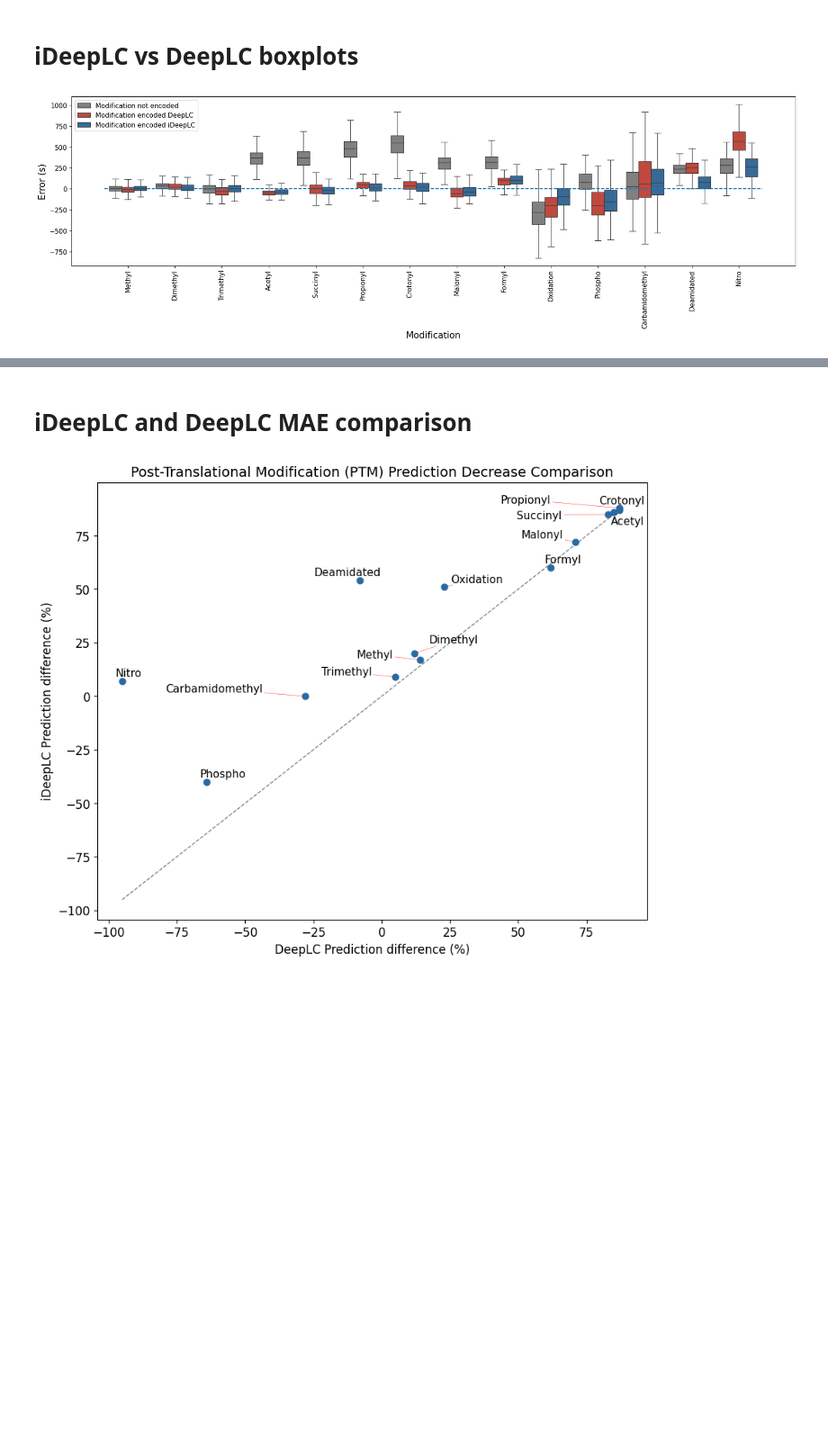
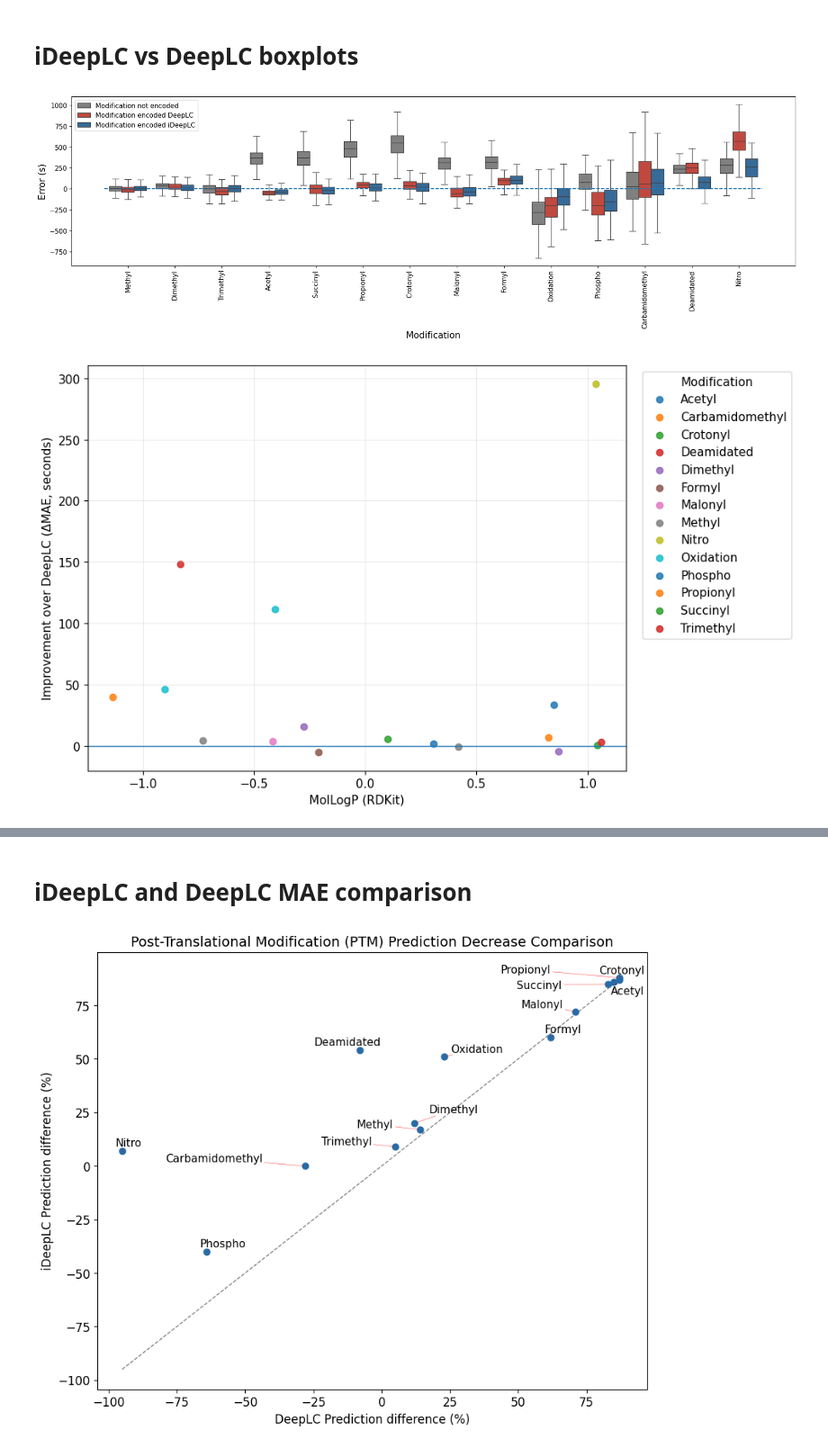
Before and after one commit to Alirezak2n/iDeepLC_Zenodo, a Jupyter notebook: plots_generator.ipynb, the cells around one changed output, grey strips where cells are left out. Shown at 90% size. Saved outputs shown, nothing was run; the diff lists cells and outputs as text; code cells hidden in the pictures; blank space fills up the shorter version.

```diff
--- a/plots_generator.ipynb
+++ b/plots_generator.ipynb
@@ -443,3 +443,103 @@ for i, mod in enumerate(mods_in_plot_order):
 plt.tight_layout(rect=[0, 0, 1, 0.98])
 plt.savefig(based_dir + "boxplot_with_significance_aligned.png", dpi=300)
 plt.close()
+# %%
+barplot_df_list = []
+mod_dict = {}
+for  mod in  mods:
+    y_test, output_test_iDeepLC, output_test_no_mod = [pd.read_csv(based_dir + mod + '_best_results.csv')[col] for col in ['y_test', 'output_test', 'output_test_no_mod']]
+    output_test_DeepLC = pd.read_csv('../saved_model/PTM_evaluation_DeepLC/prosit_ptm_2020_' + mod + '_modanalysis_test.csv')['predictions']
+    mod_aa = pd.read_csv('../data/14ptm_raw/enriched/prosit_ptm_2020_' + mod + '_modanalysis_test.csv')['mods']
+    mae_iDeepLC = round(mean_absolute_error(y_test, output_test_iDeepLC) * 60)
+    encoded_error = y_test * 60 - output_test_iDeepLC * 60
+    no_mod_error = y_test * 60 - output_test_no_mod * 60
+    deeplc_error = y_test * 60 - output_test_DeepLC * 60
+# %%
+import pandas as pd
+import numpy as np
+import matplotlib.pyplot as plt
+import re
+
+# --- MolLogP lookup ---
+mol_logs = pd.read_csv('../data/structure_feature/ptm_stan.csv', index_col=0)
+mol_logs.index = mol_logs.index.astype(str).str.replace('#', '@', regex=False)
+mol_logs.rename(columns={"MolLogP_rdkit": "MolLogp_rdkit"}, inplace=True)
+
+mol_logs = mol_logs.rename_axis("mod_aa").reset_index()[["mod_aa", "MolLogp_rdkit"]]
+
+rows = []
+
+for mod in mods:
+    # iDeepLC predictions
+    best = pd.read_csv(based_dir + mod + "_best_results.csv")
+    y_test = best["y_test"].astype(float)
+    pred_iDeepLC = best["output_test"].astype(float)
+
+    # DeepLC predictions
+    pred_DeepLC = pd.read_csv(
+        "../saved_model/PTM_evaluation_DeepLC/prosit_ptm_2020_" + mod + "_modanalysis_test.csv"
+    )["predictions"].astype(float)
+
+    # site annotation (e.g., Nitro@Y)
+    mods_raw = pd.read_csv(
+        "../data/14ptm_raw/enriched/prosit_ptm_2020_" + mod + "_modanalysis_test.csv"
+    )["mods"].astype(str)
+
+    # errors in seconds
+    err_iDeepLC = (y_test - pred_iDeepLC) * 60.0
+    err_DeepLC  = (y_test - pred_DeepLC)  * 60.0
+
+    df = pd.DataFrame({
+        "mod": mod,
+        "mods_raw": mods_raw,
+        "err_iDeepLC_sec": err_iDeepLC,
+        "err_DeepLC_sec": err_DeepLC,
+    })
+
+    # keep only annotations for THIS mod (Nitro loop => Nitro@*)
+    pattern = re.compile(rf"(^|[;,\s]){re.escape(mod)}@", flags=re.IGNORECASE)
+    df = df[df["mods_raw"].str.contains(pattern, na=False)].copy()
+
+    # extract only the tokens for this mod, if multiple annotations exist
+    df["mod_aa"] = (
+        df["mods_raw"]
+          .str.split(r"[;,]\s*")
+          .apply(lambda parts: [p for p in parts if re.match(rf"^{re.escape(mod)}@", p, flags=re.IGNORECASE)])
+    )
+    df = df.explode("mod_aa").dropna(subset=["mod_aa"])
+
+    # groupwise MAEs and improvement
+    agg = (
+        df.groupby(["mod", "mod_aa"], as_index=False)
+          .agg(
+              mae_iDeepLC_sec=("err_iDeepLC_sec", lambda x: np.mean(np.abs(x))),
+              mae_DeepLC_sec=("err_DeepLC_sec",  lambda x: np.mean(np.abs(x))),
+              n=("err_iDeepLC_sec", "size"),
+          )
+    )
+    agg["improvement_sec"] = agg["mae_DeepLC_sec"] - agg["mae_iDeepLC_sec"]  # + => iDeepLC better
+    agg["improvement_pct"] = 100.0 * agg["improvement_sec"] / agg["mae_DeepLC_sec"].replace(0, np.nan)
+
+    rows.append(agg)
+
+impr_df = pd.concat(rows, ignore_index=True)
+
+# merge MolLogP
+plot_df = impr_df.merge(mol_logs, on="mod_aa", how="left")
+
+# --- Plot: MolLogP vs improvement (seconds), coloured by mod ---
+fig, ax = plt.subplots(figsize=(10, 6))
+
+for mod, sub in plot_df.dropna(subset=["MolLogp_rdkit"]).groupby("mod"):
+    ax.scatter(sub["MolLogp_rdkit"], sub["improvement_sec"], label=mod, alpha=0.85)
+
+ax.axhline(0, linewidth=1)  # zero-improvement reference
+ax.set_xlabel("MolLogP (RDKit)")
+ax.set_ylabel("Improvement over DeepLC (ΔMAE, seconds)")
+ax.legend(title="Modification", bbox_to_anchor=(1.02, 1), loc="upper left")
+ax.grid(True, linewidth=0.5, alpha=0.4)
+
+plt.tight_layout()
+plt.show()
+# %% [output]
+[figure, added]
```
Also changed, not shown: parts of 2 cells of this notebook.
